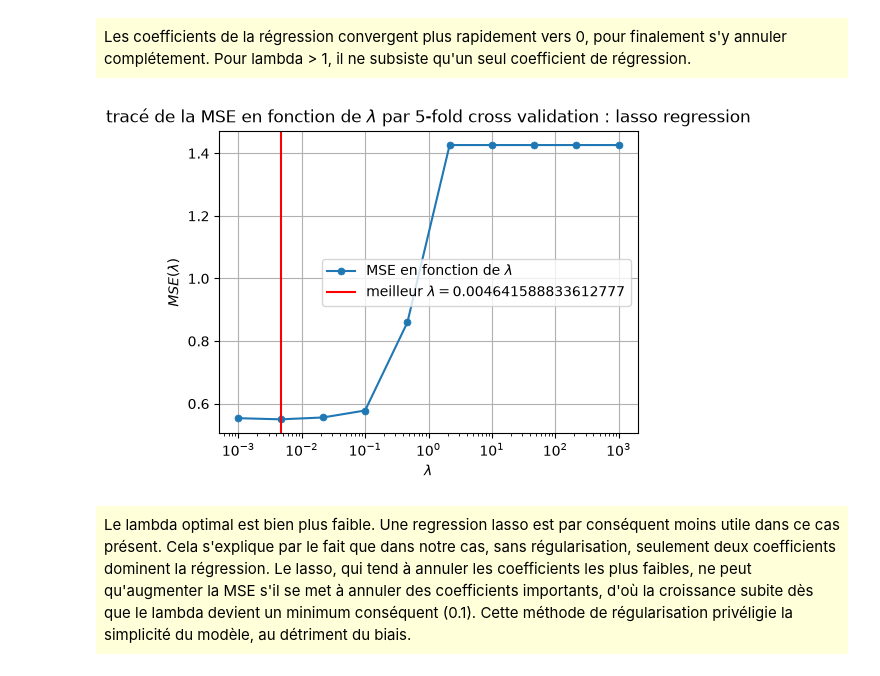
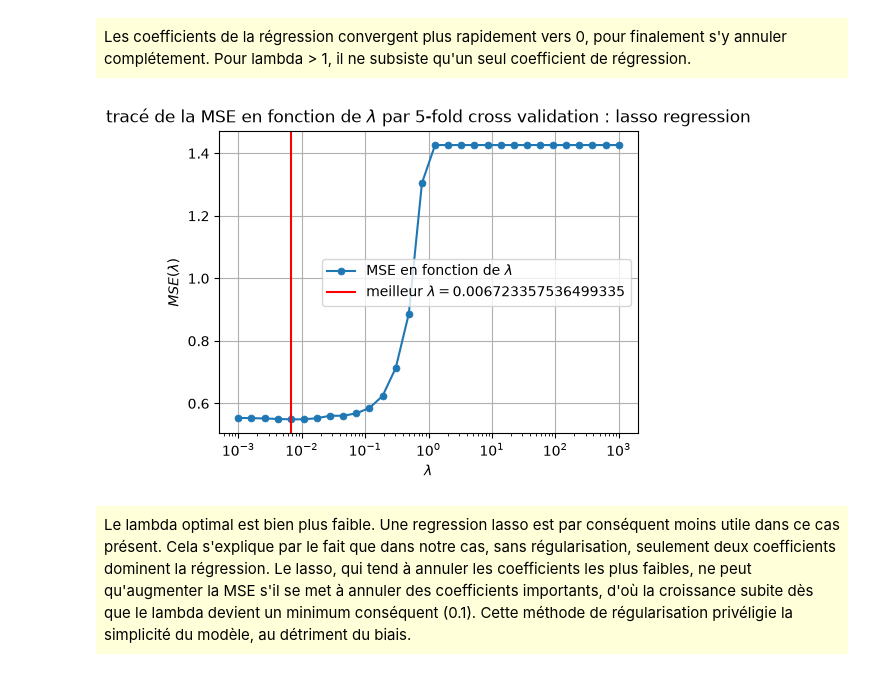
Before and after one commit to alxndrTL/python_sdia, a Jupyter notebook: Labs_ML/Lab1_ML/lab1.ipynb, the cells around one changed output. Drawn from its saved outputs; the diff is of its cells as text; code cells hidden in the pictures.

```diff
--- a/Labs_ML/Lab1_ML/lab1.ipynb
+++ b/Labs_ML/Lab1_ML/lab1.ipynb
@@ -224,7 +224,7 @@ from sklearn.model_selection import KFold
 
 # Set-up cross-validation
 kf = KFold(n_splits=5)
-lambda_space = np.logspace(-3, 3, 10)
+lambda_space = np.logspace(-3, 3, 30)
 MSE_comp = []
 #boucle sur lamda de la cross validation et calcul de la MSE moyenne :
 for lam in lambda_space :
@@ -317,36 +317,36 @@ Les coefficients de la régression convergent plus rapidement vers 0, pour final
 # %%
 # Set-up cross-validation
 kf = KFold(n_splits=5)
-lambda_space = np.logspace(-3, 3, 10)
+lambda_space = np.logspace(-3, 3, 30)
 MSE_comp = []
 for lam in lambda_space :
     MSE_lam = 0
     for train_index, val_index in kf.split(X_train):
         X_train_new, X_val = X_train[train_index], X_train[val_index]
         y_train_new, y_val = Y_train[train_index], Y_train[val_index]
         lasso_regs = Lasso(alpha = lam).fit(X_train_new, y_train_new)
         lasso_pred = lasso_regs.predict(X_val)
         MSE_lam +=  mean_squared_error(y_val, lasso_pred)
     MSE_lam *= 1/5
     MSE_comp.append(MSE_lam)
 
 best_idx = np.argmin(MSE_comp)
 best_lam = lambda_space[best_idx]
 
 fig, ax = plt.subplots(figsize = (5,4))
 ax.plot(lambda_space, MSE_comp, linewidth = 1.5,marker = "o",markersize= 5,markeredgewidth= 0.5,label = rf"MSE en fonction de $\lambda$")
 plt.axvline(x = best_lam, color = "r", label = rf"meilleur $\lambda = {best_lam}$")
 ax.set_xscale("log")
 ax.set_xlabel(rf"$\lambda$")
 ax.set_ylabel(rf"$MSE(\lambda)$")
 ax.set_title(rf"tracé de la MSE en fonction de $\lambda$ par 5-fold cross validation : lasso regression")
 ax.grid()
 
 plt.tight_layout()
 plt.legend()
 plt.show()
 # %% [output]
-[figure, old version]
+[figure, new version]
 # %% [markdown]
 <div style="background-color: rgba(255, 255, 0, 0.15); padding: 8px;">
 Le lambda optimal est bien plus faible. Une regression lasso est par conséquent moins utile dans ce cas présent. Cela s'explique par le fait que dans notre cas, sans régularisation, seulement deux coefficients dominent la régression. Le lasso, qui tend à annuler les coefficients les plus faibles, ne peut qu'augmenter la MSE s'il se met à annuler des coefficients importants, d'où la croissance subite dès que le lambda devient un minimum conséquent (0.1).
```
Also changed, not shown: parts of 4 cells of this notebook, 1 other file.
